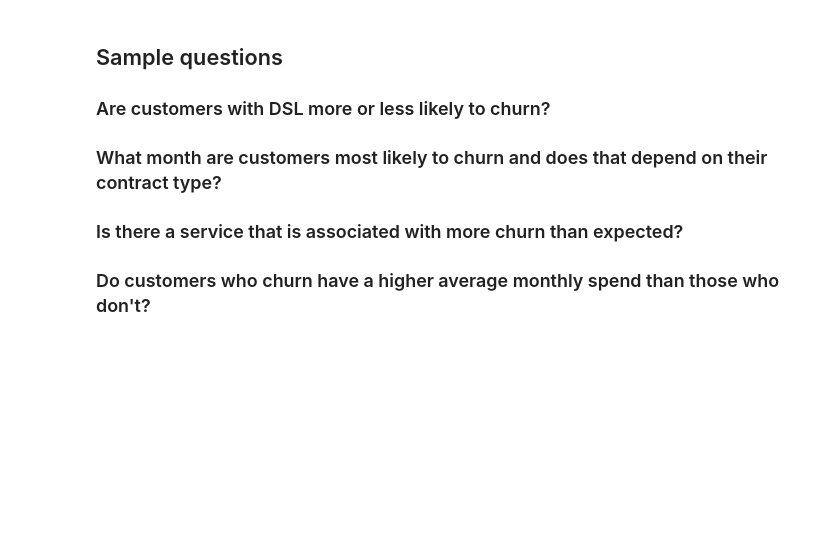
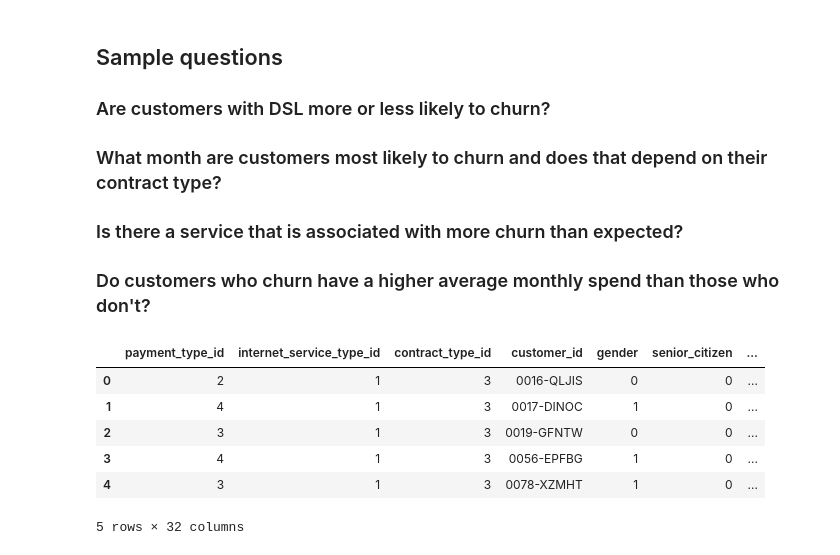
Before and after one commit to Daniel-Northcutt/Classification_Project, a Jupyter notebook: Telco_Work_Notebook.ipynb, the cells around one changed output. Cells and saved outputs as stored; diff of their text form; code cells hidden in the pictures; blank space fills up the shorter version.

```diff
--- a/Telco_Work_Notebook.ipynb
+++ b/Telco_Work_Notebook.ipynb
@@ -203,0 +140,11 @@ df['total_charges'] = df['total_charges'].astype('float64')
+# %%
+df = prep_telco(df)
+df.head()
+# %% [output]
+|  | payment_type_id | internet_service_type_id | contract_type_id | customer_id | gender | senior_citizen | ... |
+| 0 | 2 | 1 | 3 | 0016-QLJIS | 0 | 0 | ... |
+| 1 | 4 | 1 | 3 | 0017-DINOC | 1 | 0 | ... |
+| 2 | 3 | 1 | 3 | 0019-GFNTW | 0 | 0 | ... |
+| 3 | 4 | 1 | 3 | 0056-EPFBG | 1 | 0 | ... |
+| 4 | 3 | 1 | 3 | 0078-XZMHT | 1 | 0 | ... |
+5 rows × 32 columns
```
Also changed, not shown: parts of 26 cells of this notebook.
